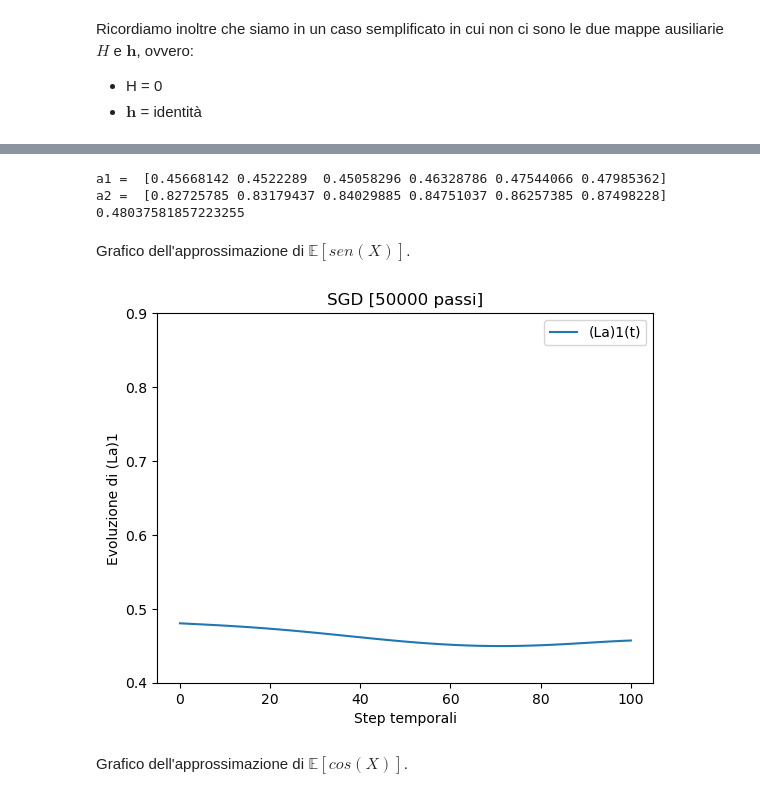
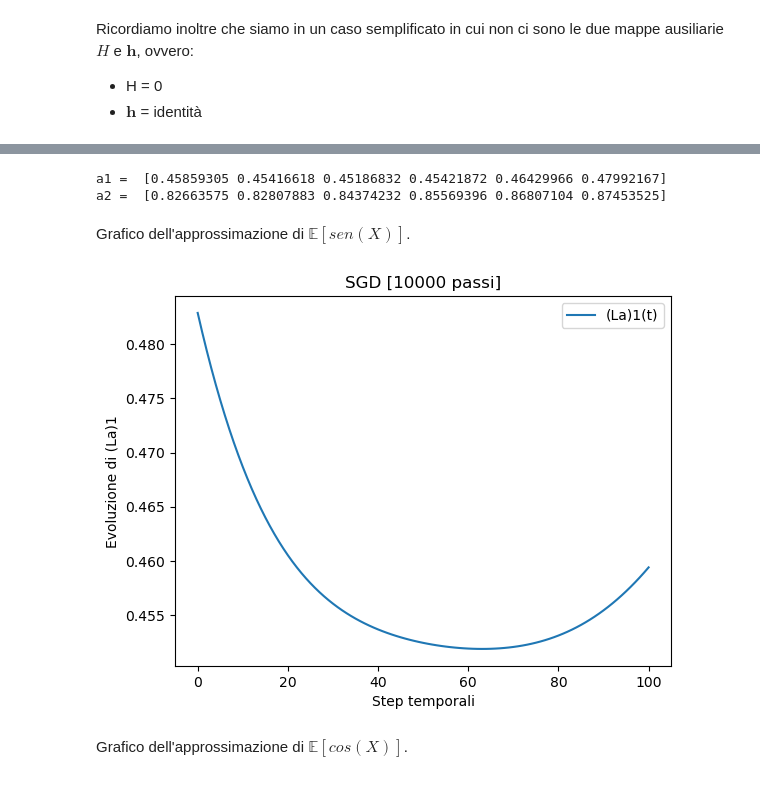
Before and after one commit to amatoandre/TESI, a Jupyter notebook: SGD.ipynb, the cells around one changed output, grey strips where cells are left out. Cells and saved outputs as stored; diff of their text form; code cells hidden in the pictures.

```diff
--- a/SGD.ipynb
+++ b/SGD.ipynb
@@ -206,7 +206,7 @@ if __name__ == "__main__":
     n = 5
     r0 = 10
     rho = 0.7
-    m = 50000
+    m = 10000
     M = 1
     tipo = 'lagrange'
 
@@ -238,24 +221,22 @@ Tempo di esecuzione:  330.0625
 # %%
 print("a1 = ", a1)
 print("a2 = ", a2)
-print(np.dot(a1,g[:,0]))
 # %% [output]
-a1 =  [0.45668142 0.4522289  0.45058296 0.46328786 0.47544066 0.47985362]
-a2 =  [0.82725785 0.83179437 0.84029885 0.84751037 0.86257385 0.87498228]
-0.48037581857223255
+a1 =  [0.45859305 0.45416618 0.45186832 0.45421872 0.46429966 0.47992167]
+a2 =  [0.82663575 0.82807883 0.84374232 0.85569396 0.86807104 0.87453525]
 # %% [markdown]
 Grafico dell'approssimazione di $\mathbb{E}[sen(X)]$.
 # %%
 fig = plt.figure()
 plt.title("SGD [" + str(m) + " passi]")
 plt.xlabel("Step temporali")
 plt.ylabel("Evoluzione di (La)1")
-plt.ylim(0.4, 0.9) # se non c'è il grafico è molto zoomato
+# plt.ylim(0.4, 0.9) # se non c'è il grafico è molto zoomato
 plt.plot(np.dot(a1, g), label='(La)1(t)')
 plt.legend()
 plt.show()
 # %% [output]
-[figure, old version]
+[figure, new version]
 # %% [markdown]
 Grafico dell'approssimazione di $\mathbb{E}[cos(X)]$.
 # %%
```
Also changed, not shown: parts of 2 cells of this notebook, 2 other files.
